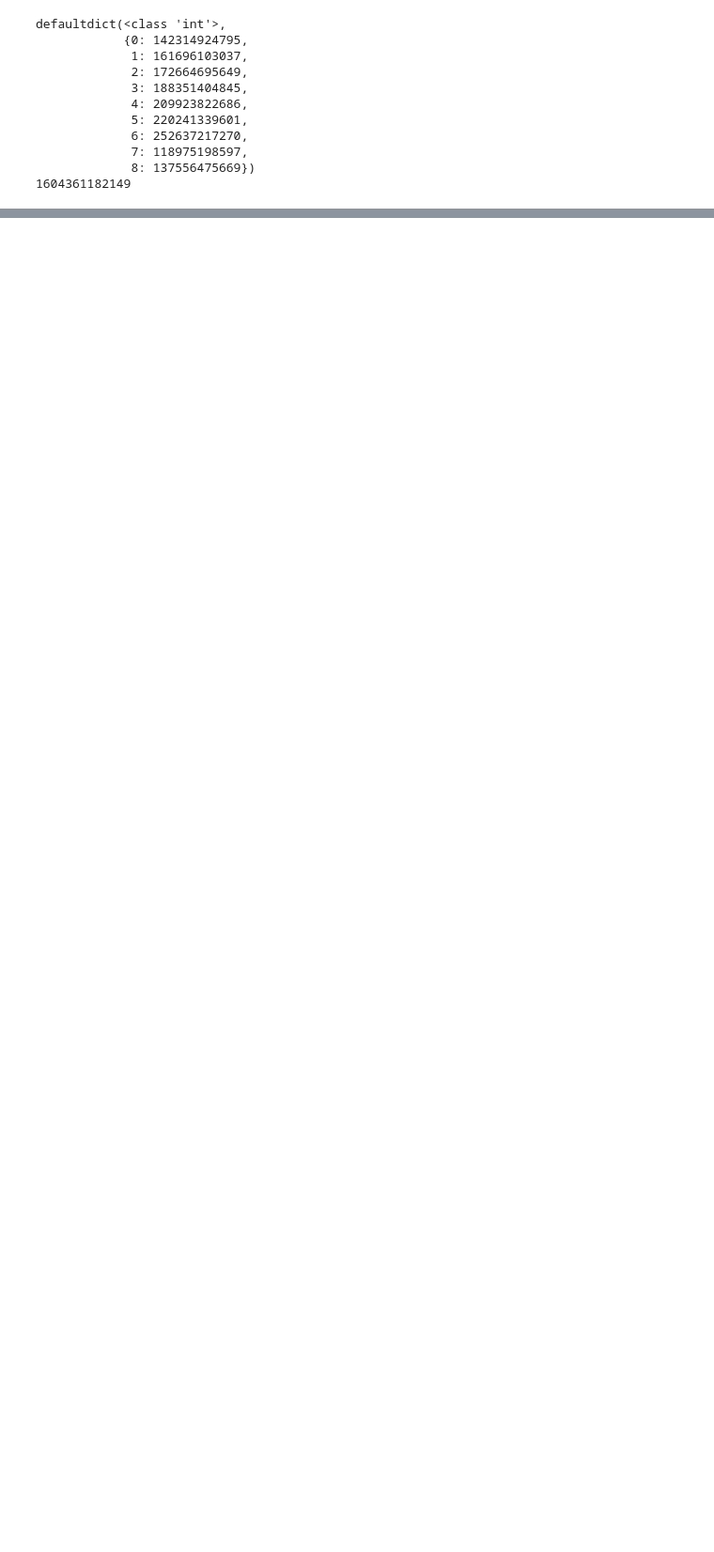
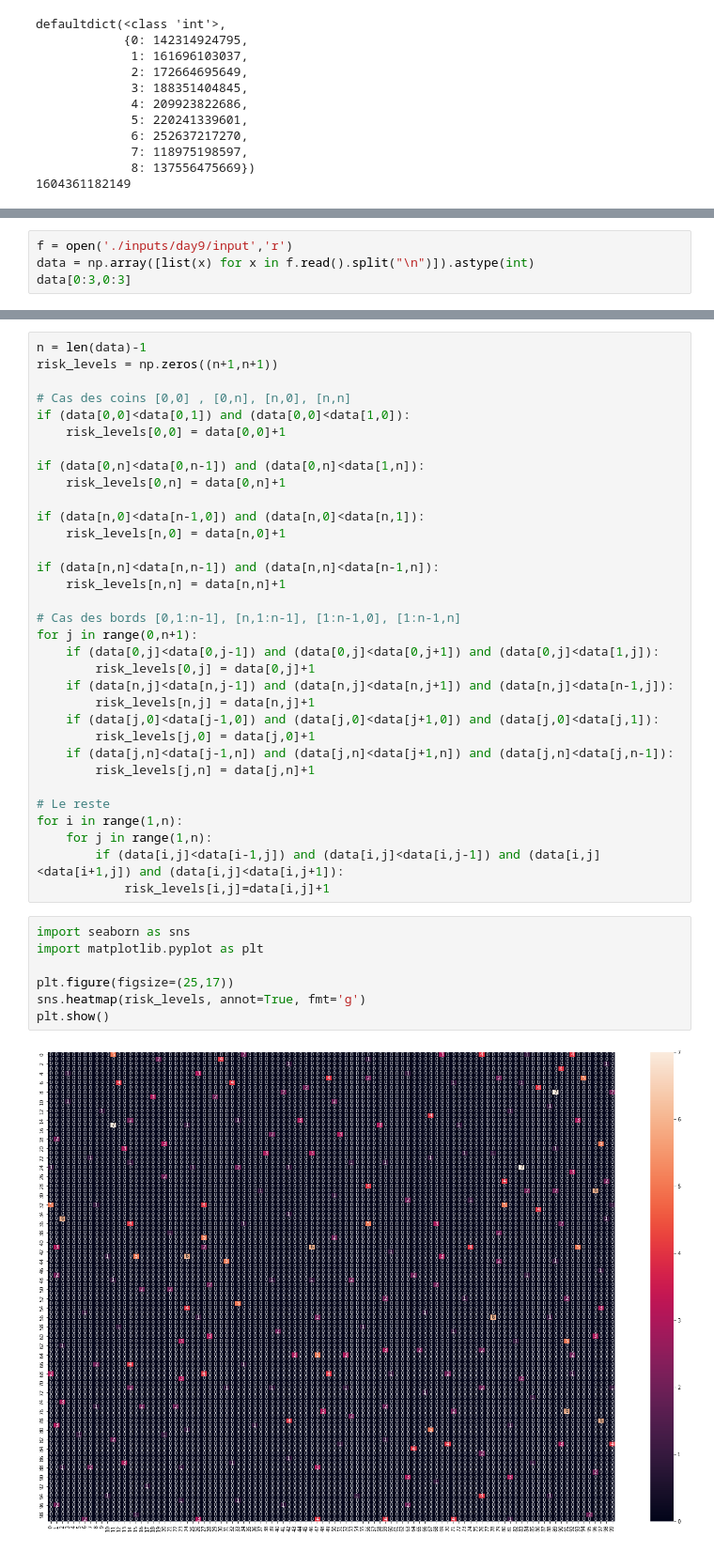
Before and after one commit to Dodalpaga/Advent-of-Code, a Jupyter notebook: Results.ipynb, the cells around one changed output, grey strips where cells are left out. Shown at 94% size. Cells and saved outputs as stored; diff of their text form; blank space fills up the shorter version.

```diff
--- a/Results.ipynb
+++ b/Results.ipynb
@@ -452,0 +764,4 @@ defaultdict(<class 'int'>,
+# %%
+f = open('./inputs/day9/input','r')
+data = np.array([list(x) for x in f.read().split("\n")]).astype(int)
+data[0:3,0:3]
@@ -452,0 +772,42 @@ defaultdict(<class 'int'>,
+# %%
+n = len(data)-1
+risk_levels = np.zeros((n+1,n+1))
+
+# Cas des coins [0,0] , [0,n], [n,0], [n,n]
+if (data[0,0]<data[0,1]) and (data[0,0]<data[1,0]):
+    risk_levels[0,0] = data[0,0]+1
+
+if (data[0,n]<data[0,n-1]) and (data[0,n]<data[1,n]):
+    risk_levels[0,n] = data[0,n]+1
+
+if (data[n,0]<data[n-1,0]) and (data[n,0]<data[n,1]):
+    risk_levels[n,0] = data[n,0]+1
+
+if (data[n,n]<data[n,n-1]) and (data[n,n]<data[n-1,n]):
+    risk_levels[n,n] = data[n,n]+1
+
+# Cas des bords [0,1:n-1], [n,1:n-1], [1:n-1,0], [1:n-1,n]
+for j in range(0,n+1):
+    if (data[0,j]<data[0,j-1]) and (data[0,j]<data[0,j+1]) and (data[0,j]<data[1,j]):
+        risk_levels[0,j] = data[0,j]+1
+    if (data[n,j]<data[n,j-1]) and (data[n,j]<data[n,j+1]) and (data[n,j]<data[n-1,j]):
+        risk_levels[n,j] = data[n,j]+1
+    if (data[j,0]<data[j-1,0]) and (data[j,0]<data[j+1,0]) and (data[j,0]<data[j,1]):
+        risk_levels[j,0] = data[j,0]+1
+    if (data[j,n]<data[j-1,n]) and (data[j,n]<data[j+1,n]) and (data[j,n]<data[j,n-1]):
+        risk_levels[j,n] = data[j,n]+1
+
+# Le reste
+for i in range(1,n):
+    for j in range(1,n):
+        if (data[i,j]<data[i-1,j]) and (data[i,j]<data[i,j-1]) and (data[i,j]<data[i+1,j]) and (data[i,j]<data[i,j+1]):
+            risk_levels[i,j]=data[i,j]+1
+# %%
+import seaborn as sns
+import matplotlib.pyplot as plt
+
+plt.figure(figsize=(25,17))
+sns.heatmap(risk_levels, annot=True, fmt='g')
+plt.show()
+# %% [output]
+[figure, added]
```
Also changed, not shown: parts of 45 cells of this notebook, 3 other files.
